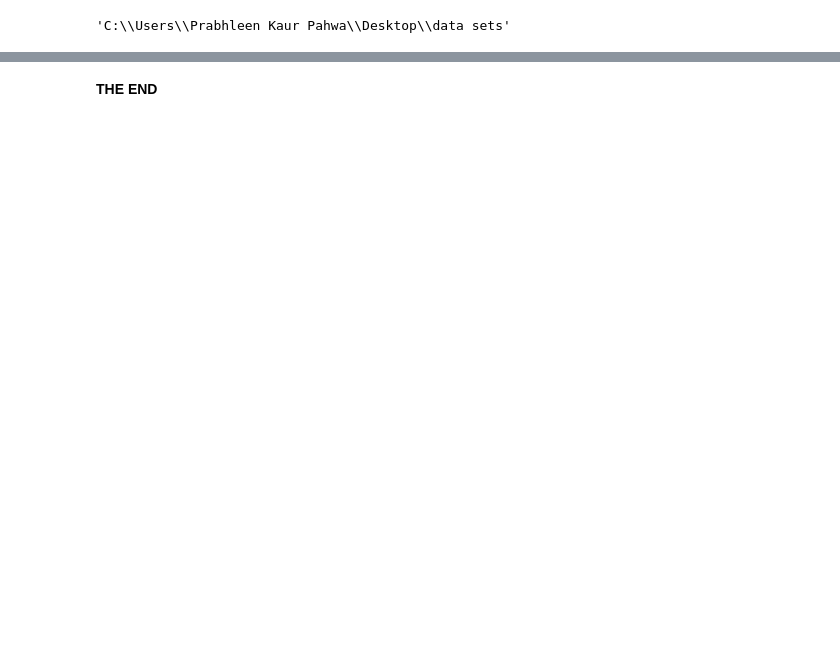
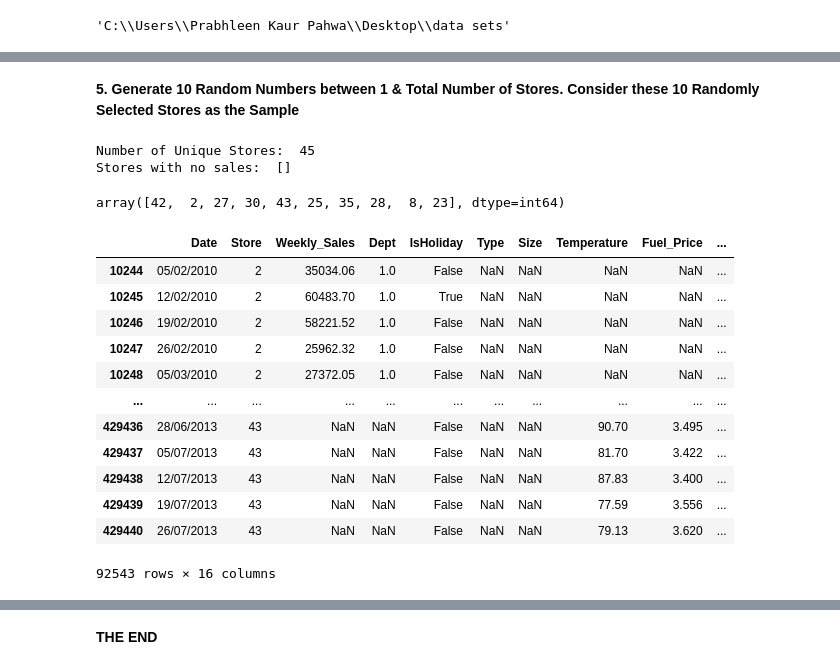
Before and after one commit to a-singh03/DEVP-1, a Jupyter notebook: DEVP1_PROJECT.ipynb, the cells around one changed output, grey strips where cells are left out. Drawn from its saved outputs; the diff is of its cells as text; code cells hidden in the pictures; blank space fills up the shorter version.

```diff
--- a/DEVP1_PROJECT.ipynb
+++ b/DEVP1_PROJECT.ipynb
@@ -270,0 +126,36 @@ plt.show()
+# %% [markdown]
+**5.	Generate 10 Random Numbers between 1 & Total Number of Stores. Consider these 10 Randomly Selected Stores as the Sample**
+# %%
+print('Number of Unique Stores: ', combinedf['Store'].unique().shape[0])
+stores_to_drop = []
+for store in combinedf['Store'].unique():
+    if (combinedf.query(f'Store == {store}')['Weekly_Sales'] == 0).all():
+        stores_to_drop.append(store)
+
+print('Stores with no sales: ', stores_to_drop)
+store_sales = combinedf[~combinedf['Store'].isin(stores_to_drop)]
+# %% [output]
+Number of Unique Stores:  45
+Stores with no sales:  []
+# %%
+rand_stores = np.random.choice(combinedf['Store'].unique(), 10)
+rand_stores
+# %% [output]
+array([42,  2, 27, 30, 43, 25, 35, 28,  8, 23], dtype=int64)
+# %%
+sample1_gr11_11_39 = combinedf[combinedf['Store'].isin(rand_stores)][['Date', 'Store', 'Weekly_Sales', 'Dept', 'IsHoliday','Type', 'Size', 'Temperature', 'Fuel_Price', 'MarkDown1', 'MarkDown2', 'MarkDown3', 'MarkDown4','MarkDown5', 'CPI', 'Unemployment' ]]
+sample1_gr11_11_39
+# %% [output]
+|  | Date | Store | Weekly_Sales | Dept | IsHoliday | Type | Size | Temperature | Fuel_Price | ... |
+| 10244 | 05/02/2010 | 2 | 35034.06 | 1.0 | False | NaN | NaN | NaN | NaN | ... |
+| 10245 | 12/02/2010 | 2 | 60483.70 | 1.0 | True | NaN | NaN | NaN | NaN | ... |
+| 10246 | 19/02/2010 | 2 | 58221.52 | 1.0 | False | NaN | NaN | NaN | NaN | ... |
+| 10247 | 26/02/2010 | 2 | 25962.32 | 1.0 | False | NaN | NaN | NaN | NaN | ... |
+| 10248 | 05/03/2010 | 2 | 27372.05 | 1.0 | False | NaN | NaN | NaN | NaN | ... |
+| ... | ... | ... | ... | ... | ... | ... | ... | ... | ... | ... |
+| 429436 | 28/06/2013 | 43 | NaN | NaN | False | NaN | NaN | 90.70 | 3.495 | ... |
+| 429437 | 05/07/2013 | 43 | NaN | NaN | False | NaN | NaN | 81.70 | 3.422 | ... |
+| 429438 | 12/07/2013 | 43 | NaN | NaN | False | NaN | NaN | 87.83 | 3.400 | ... |
+| 429439 | 19/07/2013 | 43 | NaN | NaN | False | NaN | NaN | 77.59 | 3.556 | ... |
+| 429440 | 26/07/2013 | 43 | NaN | NaN | False | NaN | NaN | 79.13 | 3.620 | ... |
+92543 rows × 16 columns
```
Also changed, not shown: parts of 50 cells of this notebook.
